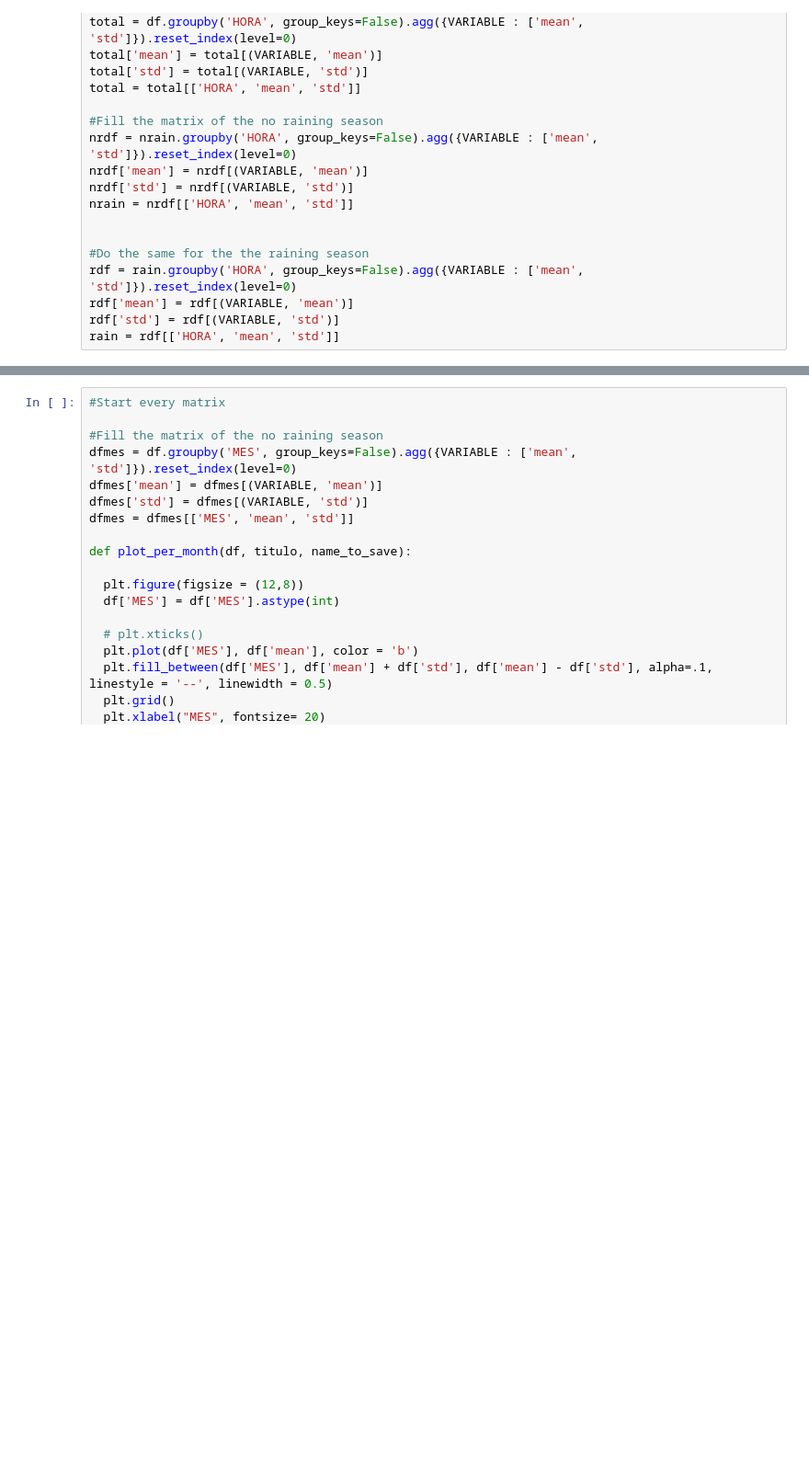
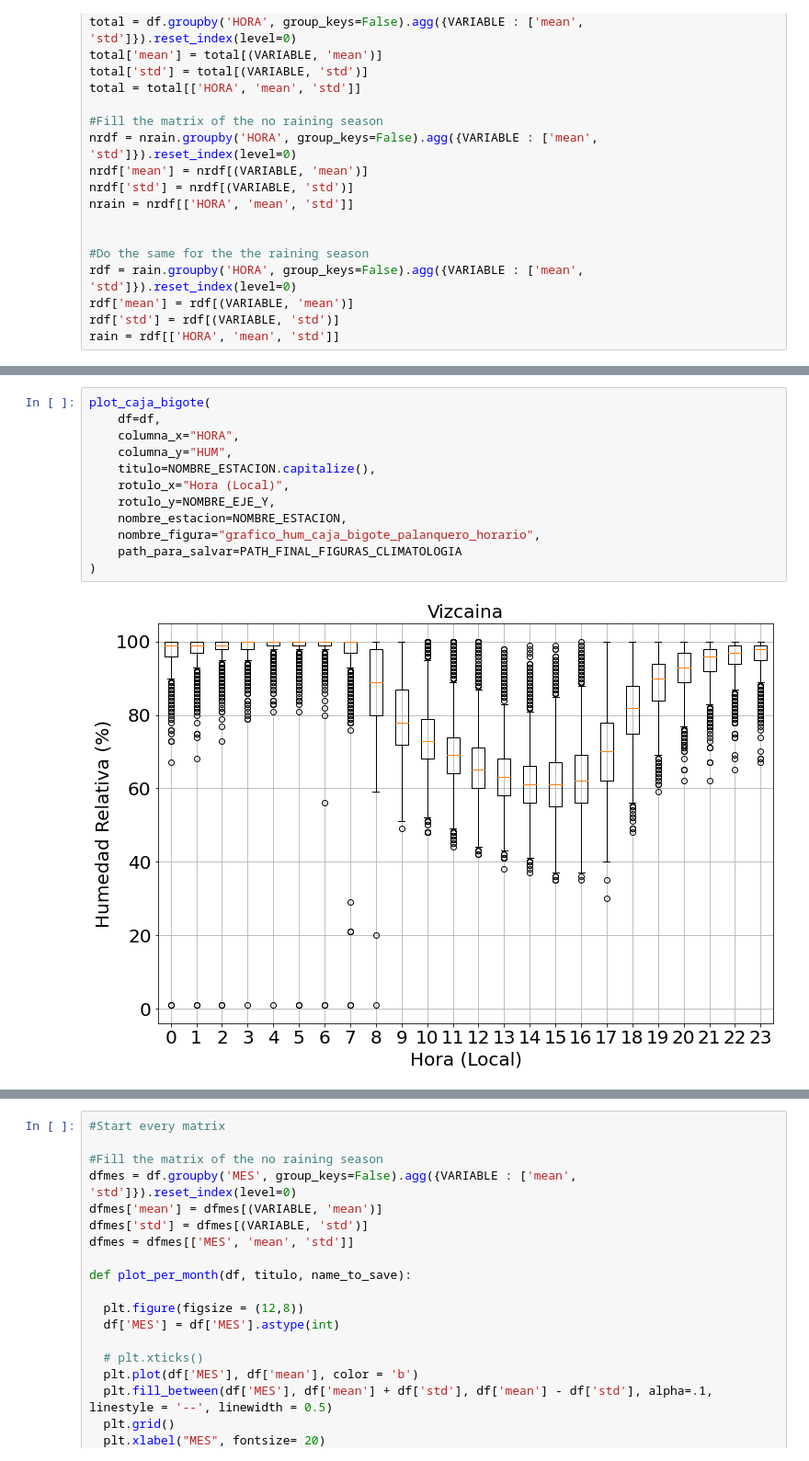
Before and after one commit to chris051091/Tesis_Maestr-a, a Jupyter notebook: climatologia/src/vizcaina/Climatologia_Humedad_Vizcaina.ipynb, the cells around one changed output, grey strips where cells are left out. Shown at 92% size. Saved outputs shown, nothing was run; the diff lists cells and outputs as text; blank space fills up the shorter version.

```diff
--- a/climatologia/src/vizcaina/Climatologia_Humedad_Vizcaina.ipynb
+++ b/climatologia/src/vizcaina/Climatologia_Humedad_Vizcaina.ipynb
@@ -100,0 +275,14 @@ See the caveats in the documentation: https://pandas.pydata.org/pandas-docs/stab
+# %%
+plot_caja_bigote(
+    df=df,
+    columna_x="HORA",
+    columna_y="HUM",
+    titulo=NOMBRE_ESTACION.capitalize(),
+    rotulo_x="Hora (Local)",
+    rotulo_y=NOMBRE_EJE_Y,
+    nombre_estacion=NOMBRE_ESTACION,
+    nombre_figura="grafico_hum_caja_bigote_palanquero_horario",
+    path_para_salvar=PATH_FINAL_FIGURAS_CLIMATOLOGIA
+)
+# %% [output]
+[figure, added]
```
Also changed, not shown: parts of 6 cells of this notebook.
